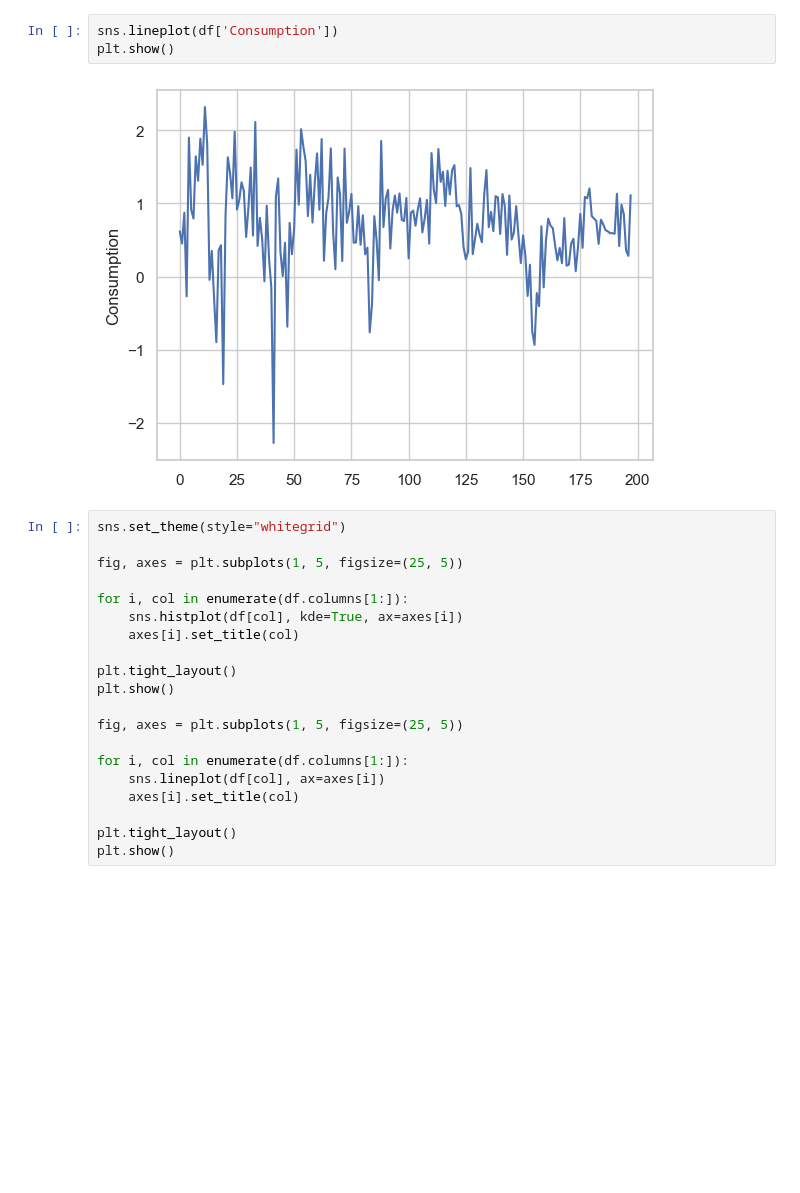
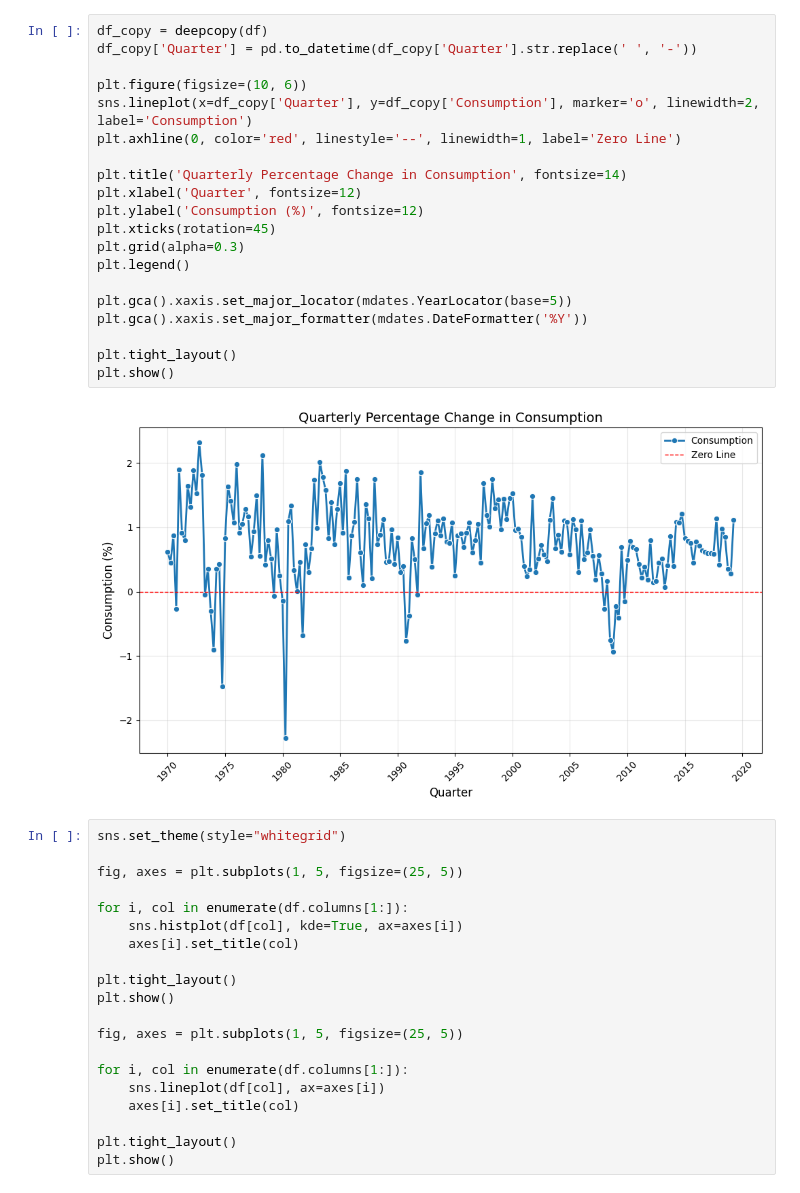
Before and after one commit to DutraIRS/TimeSeries, a Jupyter notebook: EDA.ipynb, the cells around one changed output. Saved outputs shown, nothing was run; the diff lists cells and outputs as text; blank space fills up the shorter version.

```diff
--- a/EDA.ipynb
+++ b/EDA.ipynb
@@ -17,8 +24,25 @@ df.head()
-# %%
-sns.lineplot(df['Consumption'])
-plt.show()
-# %% [output]
-[figure, removed]
+# %%
+df_copy = deepcopy(df)
+df_copy['Quarter'] = pd.to_datetime(df_copy['Quarter'].str.replace(' ', '-'))
+
+plt.figure(figsize=(10, 6))
+sns.lineplot(x=df_copy['Quarter'], y=df_copy['Consumption'], marker='o', linewidth=2, label='Consumption')
+plt.axhline(0, color='red', linestyle='--', linewidth=1, label='Zero Line')
+
+plt.title('Quarterly Percentage Change in Consumption', fontsize=14)
+plt.xlabel('Quarter', fontsize=12)
+plt.ylabel('Consumption (%)', fontsize=12)
+plt.xticks(rotation=45)
+plt.grid(alpha=0.3)
+plt.legend()
+
+plt.gca().xaxis.set_major_locator(mdates.YearLocator(base=5))
+plt.gca().xaxis.set_major_formatter(mdates.DateFormatter('%Y'))
+
+plt.tight_layout()
+plt.show()
+# %% [output]
+[figure, added]
 # %%
 sns.set_theme(style="whitegrid")
 
```
Also changed, not shown: parts of 4 cells of this notebook.
